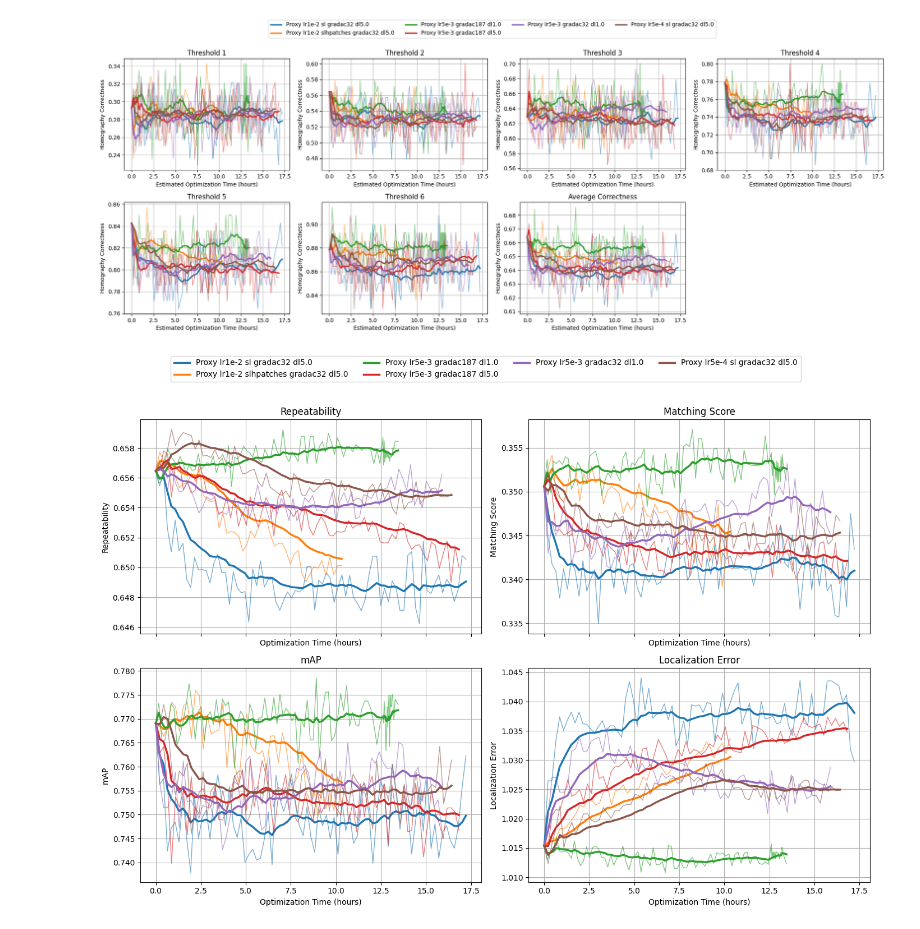
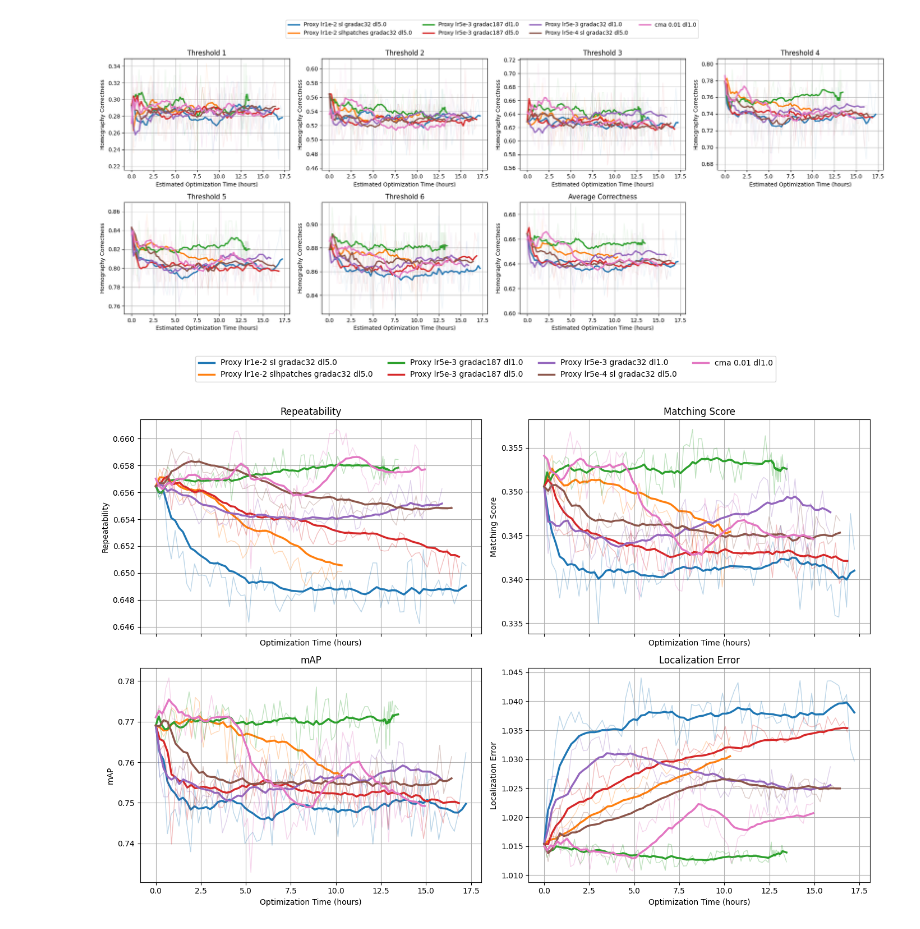
Before and after one commit to NontawatWuttikam/pytorch-superpoint, a Jupyter notebook: proxyopt_notebook/sweep_eval.ipynb, the cells around one changed output. Saved outputs shown, nothing was run; the diff lists cells and outputs as text; code cells hidden in the pictures.

```diff
--- a/proxyopt_notebook/sweep_eval.ipynb
+++ b/proxyopt_notebook/sweep_eval.ipynb
@@ -70,6 +70,15 @@ SEARCH_CONFIGS = [
         ),
         "checkpoint_dir": "/home/boat/proxyISP/pytorch-superpoint/logs/PRETRAINED_SAMEMODELHOMOADAPT_AGGRESSIVEHOMOADAPT_CFANORMALIZE_XHOMOWARP_DETERMHOMOADAPT_train_v16.2-chroma-HumanTunedInitialHype_sunlit_lr0.005_bothLoss_initialHypeHomoAdaptOnly_gradac32/proxyopt_checkpoints"
     },
+    {
+        "name": "cma 0.01 dl1.0",
+        "base_path": "/home/boat/proxyISP/pytorch-superpoint/logs",
+        "pattern": re.compile(
+            r"eval_sl_CMAES_train_sunlit_maxstd0.01_(\d+)_HPatchesV4.1"
+        ),
+        "checkpoint_dir": "/home/boat/proxyISP/pytorch-superpoint/logs/CMAES_train_sunlit_maxstd0.01/cma_es_checkpoints"
+    },
+
 
 
     # -------------------------------------------------------------------------
@@ -545,7 +555,7 @@ for i, col in enumerate(threshold_cols):
             d["elapsed_hours"],
             d[col],
             color=color,
-            alpha=0.6,
+            alpha=0.1,
             linewidth=1,
         )
 
@@ -585,7 +595,7 @@ for exp in experiments:
         d["elapsed_hours"],
         d["avg"],
         color=color,
-        alpha=0.6,
+        alpha=0.1,
         linewidth=1,
     )
 
@@ -629,7 +639,7 @@ plt.savefig(
 
 plt.show()
 # %% [output]
-[figure, old version]
+[figure, new version]
 # %%
 import matplotlib.pyplot as plt
 
@@ -678,7 +688,7 @@ for ax, (metric, title) in zip(axes, metrics):
             d["elapsed_hours"],
             d[metric],
             color=color,
-            alpha=0.6,
+            alpha=0.3,
             linewidth=1,
         )
 
@@ -690,31 +700,31 @@ for ax, (metric, title) in zip(axes, metrics):
             linewidth=2.5,
             label=exp,
         )
 
     ax.set_title(title)
     ax.set_xlabel("Optimization Time (hours)")
     ax.set_ylabel(title)
     ax.grid(True)
 
 # Shared legend
 handles, labels = axes[0].get_legend_handles_labels()
 by_label = dict(zip(labels, handles))
 
 fig.legend(
     by_label.values(),
     by_label.keys(),
     loc="upper center",
     ncol=min(4, len(by_label)),
 )
 
 plt.tight_layout(rect=[0, 0, 1, 0.92])
 
 plt.savefig(
     "superpoint_metrics_time.png",
     dpi=300,
     bbox_inches="tight",
 )
 
 plt.show()
 # %% [output]
-[figure, old version]
+[figure, new version]
```
Also changed, not shown: parts of 2 cells of this notebook.
